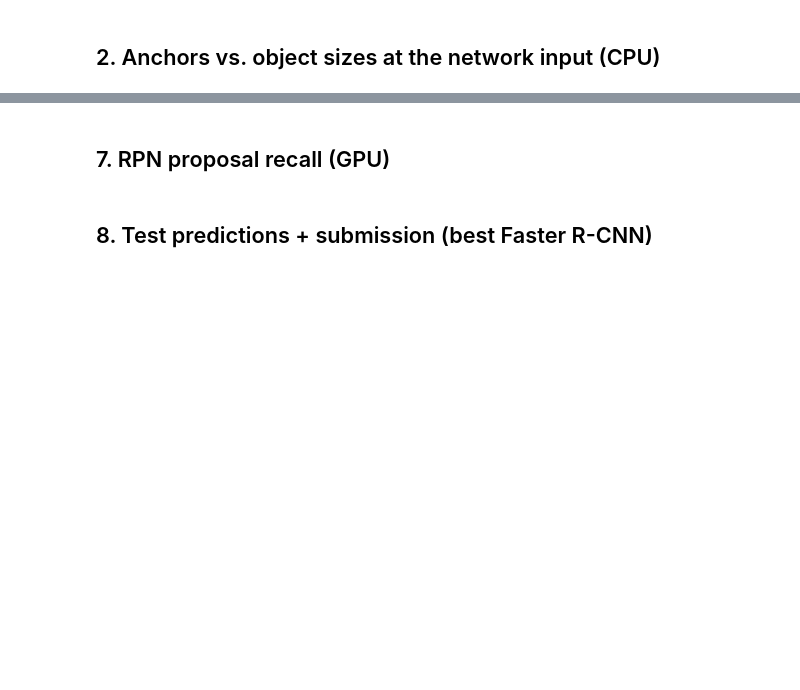
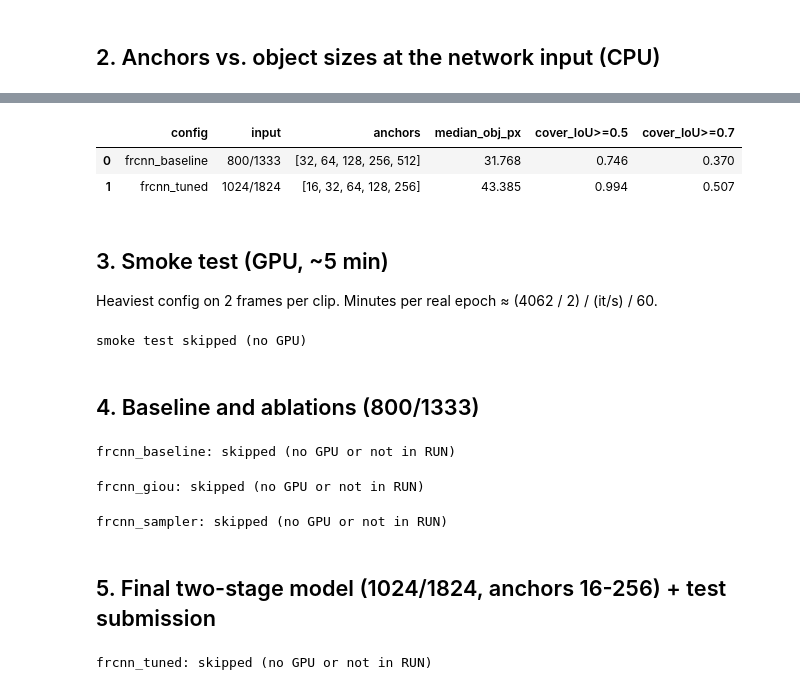
Before and after one commit to ystacy-ab/Video-Detection-HW2, a Jupyter notebook: notebooks/02_faster_rcnn.ipynb, the cells around one changed output, grey strips where cells are left out. Drawn from its saved outputs; the diff is of its cells as text; code cells hidden in the pictures; blank space fills up the shorter version.

```diff
--- a/notebooks/02_faster_rcnn.ipynb
+++ b/notebooks/02_faster_rcnn.ipynb
@@ -364,34 +170,0 @@ if HAVE_PREDS:
-# %%
-# False positives: count and score by predicted class (high-score FPs = duplicates, unlabelled objects or class confusion)
-if HAVE_PREDS:
-    fp_tab = fps.assign(name=fps["pred_cls"].map(lambda c: CLASS_NAMES[c])).groupby("name").agg(
-        n=("score", "size"), mean_score=("score", "mean"), high_score=("score", lambda s: int((s > 0.7).sum())),
-        median_size=("size", "median")).reindex(CLASS_NAMES)
-    display(fp_tab.round(3))
-# %% [markdown]
-## 7. RPN proposal recall (GPU)
-# %%
-# Recall of the top-N RPN proposals per size bucket (150 val frames): objects missed here never reach the box head
-rpn_rows = []
-for n in ["frcnn_baseline", "frcnn_small_anchors"]:
-    if (WORK_DIR / "tv" / n / "last.pt").exists():  # ~10 s/frame on CPU -> fewer frames there
-        mdl = load_trained(EXPS[n], WORK_DIR, DEVICE)
-        r = rpn_recall(mdl, val_full_idx, gt_val, EXPS[n]["model"]["min_size_test"], DEVICE, n_images=150 if RUN_GPU else 20,
-                       max_long=EXPS[n]["model"]["max_size"])
-        rpn_rows.append(r.assign(model=n)); del mdl
-if RUN_GPU:
-    torch.cuda.empty_cache()
-if rpn_rows:
-    rpn = pd.concat(rpn_rows)
-    rpn.to_csv(RES_DIR / "frcnn_rpn_recall.csv", index=False)
-    display(rpn[rpn["iou"] == 0.5].pivot_table(index=["model", "top_n"], columns="bucket", values="recall").round(3))
-# %%
-# Plot: RPN recall@IoU0.5 vs number of proposals for small / all objects
-if rpn_rows:
-    fig, ax = plt.subplots(figsize=(6, 4))
-    for (n, b), g in rpn[(rpn["iou"] == 0.5) & rpn["bucket"].isin(["small", "all"])].groupby(["model", "bucket"]):
-        ax.plot(g["top_n"], g["recall"], marker="o", label=f"{n} / {b}")
-    ax.set(xscale="log", xlabel="proposals per image", ylabel="recall @ IoU 0.5"); ax.legend(); ax.grid(alpha=.3)
-    fig.savefig(FIG_DIR / "frcnn_rpn_recall.png", dpi=120, bbox_inches="tight"); plt.show()
-# %% [markdown]
-## 8. Test predictions + submission (best Faster R-CNN)
@@ -403,0 +171,46 @@ if RUN_GPU and (WORK_DIR / "tv" / BEST / "last.pt").exists():
+# %%
+# Share of GT boxes whose best anchor shape reaches IoU 0.5 / 0.7, with GT rescaled like the model transform does
+rows = []
+for n in ["frcnn_baseline", "frcnn_tuned"]:
+    m = EXPS[n]["model"]
+    wh = gt_wh_at_input(train_idx, m["min_size_test"], m["max_size"])
+    rows.append({"config": n, "input": f"{m['min_size_test']}/{m['max_size']}", "anchors": m["anchor_sizes"],
+                 **anchor_coverage(wh, anchor_wh(m["anchor_sizes"], m["aspect_ratios"]))})
+pd.DataFrame(rows).to_csv(RES_DIR / "frcnn_anchor_coverage.csv", index=False)
+pd.DataFrame(rows).round(3)
+# %% [output]
+|  | config | input | anchors | median_obj_px | cover_IoU>=0.5 | cover_IoU>=0.7 |
+| 0 | frcnn_baseline | 800/1333 | [32, 64, 128, 256, 512] | 31.768 | 0.746 | 0.370 |
+| 1 | frcnn_tuned | 1024/1824 | [16, 32, 64, 128, 256] | 43.385 | 0.994 | 0.507 |
+# %% [markdown]
+## 3. Smoke test (GPU, ~5 min)
+Heaviest config on 2 frames per clip. Minutes per real epoch ≈ (4062 / 2) / (it/s) / 60.
+# %%
+# Smoke test of the whole pipeline (train -> val -> speed) with frcnn_tuned
+smoke("frcnn_tuned")
+# %% [output]
+smoke test skipped (no GPU)
+# %% [markdown]
+## 4. Baseline and ablations (800/1333)
+# %%
+# Baseline: torchvision defaults (anchors 32-512, 1000 test proposals, 25 % positive RoIs, smooth-L1)
+run_tv("frcnn_baseline", notes="torchvision defaults, ignore=mask_loss");
+# %% [output]
+frcnn_baseline: skipped (no GPU or not in RUN)
+# %%
+# Ablation 1 (loss modification): + GIoU box loss in the second stage
+run_tv("frcnn_giou", notes="baseline + GIoU box loss (w=10)");
+# %% [output]
+frcnn_giou: skipped (no GPU or not in RUN)
+# %%
+# Ablation 2 (proposals / RoI sampling): 2000 test proposals, 512 RPN anchors, 50 % positive RoIs
+run_tv("frcnn_sampler", notes="baseline + 2000 proposals, rpn 512, roi pos 0.5");
+# %% [output]
+frcnn_sampler: skipped (no GPU or not in RUN)
+# %% [markdown]
+## 5. Final two-stage model (1024/1824, anchors 16-256) + test submission
+# %%
+# Tuned Faster R-CNN; also predicts the test set -> WORK_DIR/submissions/frcnn_tuned.csv (validated)
+run_tv("frcnn_tuned", test=True, notes="anchors 16-256, 1024/1824 + jitter, GIoU, sampler");
+# %% [output]
+frcnn_tuned: skipped (no GPU or not in RUN)
```
Also changed, not shown: parts of 45 cells of this notebook, 33 other files.
